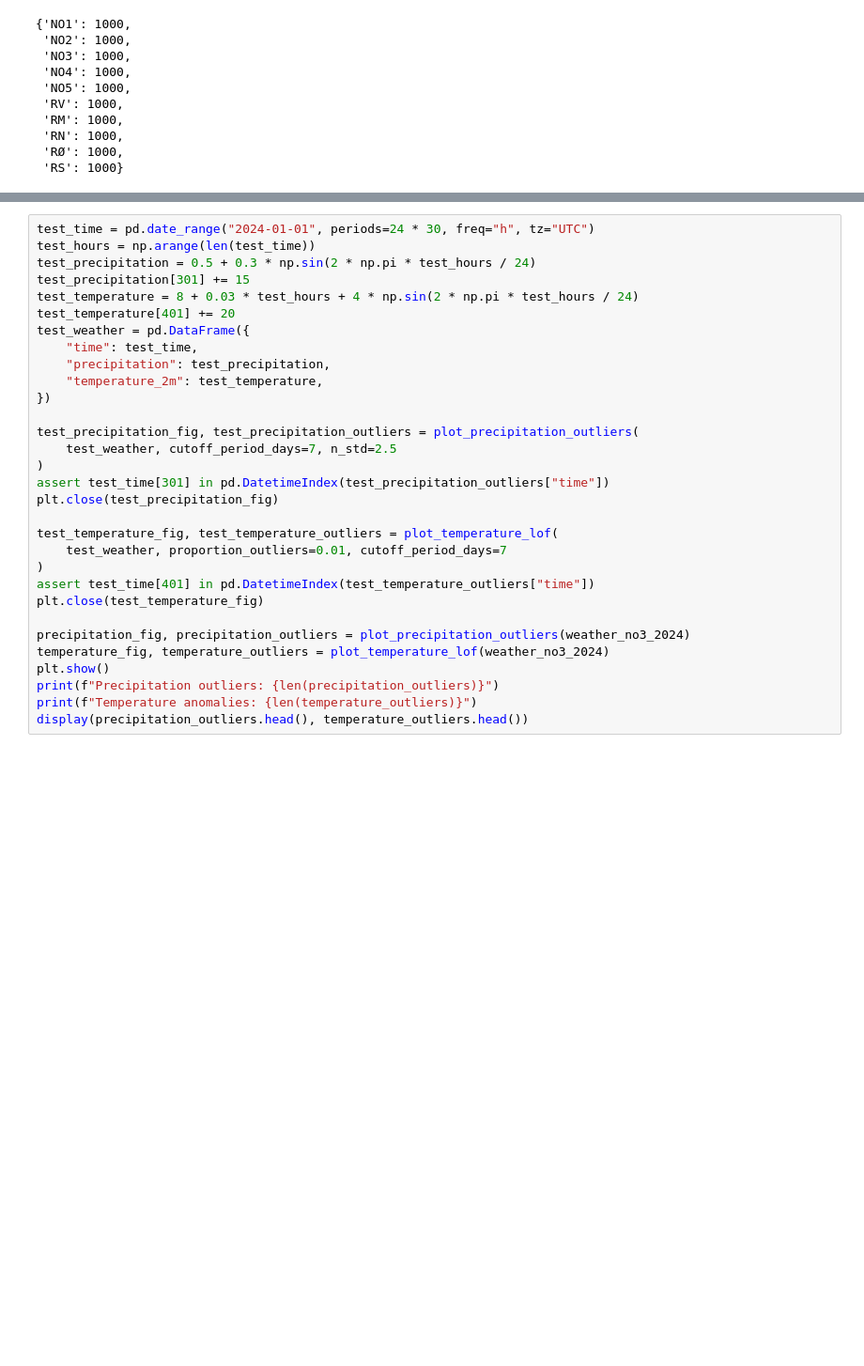
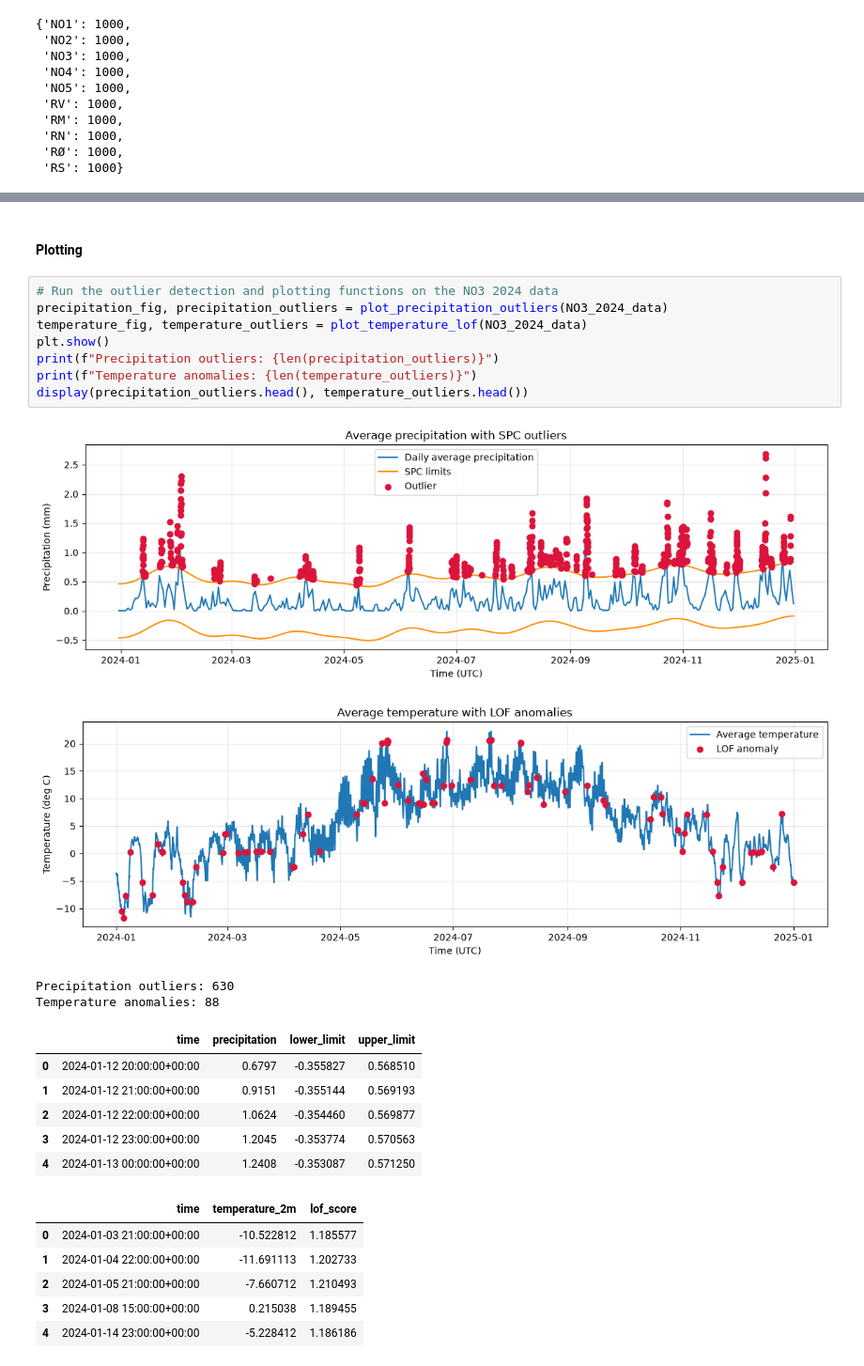
Before and after one commit to ChristianAronVea/IND320-Vea, a Jupyter notebook: Notebooks/Part3.ipynb, the cells around one changed output, grey strips where cells are left out. Shown at 94% size. Saved outputs shown, nothing was run; the diff lists cells and outputs as text; blank space fills up the shorter version.

```diff
--- a/Notebooks/Part3.ipynb
+++ b/Notebooks/Part3.ipynb
@@ -309,34 +361,30 @@ def plot_temperature_lof(weather_data, proportion_outliers=0.01,
+# %% [markdown]
+#### Plotting
 # %%
-test_time = pd.date_range("2024-01-01", periods=24 * 30, freq="h", tz="UTC")
-test_hours = np.arange(len(test_time))
-test_precipitation = 0.5 + 0.3 * np.sin(2 * np.pi * test_hours / 24)
-test_precipitation[301] += 15
-test_temperature = 8 + 0.03 * test_hours + 4 * np.sin(2 * np.pi * test_hours / 24)
-test_temperature[401] += 20
-test_weather = pd.DataFrame({
-    "time": test_time,
-    "precipitation": test_precipitation,
-    "temperature_2m": test_temperature,
-})
-
-test_precipitation_fig, test_precipitation_outliers = plot_precipitation_outliers(
-    test_weather, cutoff_period_days=7, n_std=2.5
-)
-assert test_time[301] in pd.DatetimeIndex(test_precipitation_outliers["time"])
-plt.close(test_precipitation_fig)
-
-test_temperature_fig, test_temperature_outliers = plot_temperature_lof(
-    test_weather, proportion_outliers=0.01, cutoff_period_days=7
-)
-assert test_time[401] in pd.DatetimeIndex(test_temperature_outliers["time"])
-plt.close(test_temperature_fig)
-
-precipitation_fig, precipitation_outliers = plot_precipitation_outliers(weather_no3_2024)
-temperature_fig, temperature_outliers = plot_temperature_lof(weather_no3_2024)
+# Run the outlier detection and plotting functions on the NO3 2024 data
+precipitation_fig, precipitation_outliers = plot_precipitation_outliers(NO3_2024_data)
+temperature_fig, temperature_outliers = plot_temperature_lof(NO3_2024_data)
 plt.show()
 print(f"Precipitation outliers: {len(precipitation_outliers)}")
 print(f"Temperature anomalies: {len(temperature_outliers)}")
 display(precipitation_outliers.head(), temperature_outliers.head())
+# %% [output]
+[figure, added]
+[figure, added]
+Precipitation outliers: 630
+Temperature anomalies: 88
+|  | time | precipitation | lower_limit | upper_limit |
+| 0 | 2024-01-12 20:00:00+00:00 | 0.6797 | -0.355827 | 0.568510 |
+| 1 | 2024-01-12 21:00:00+00:00 | 0.9151 | -0.355144 | 0.569193 |
+| 2 | 2024-01-12 22:00:00+00:00 | 1.0624 | -0.354460 | 0.569877 |
+| 3 | 2024-01-12 23:00:00+00:00 | 1.2045 | -0.353774 | 0.570563 |
+| 4 | 2024-01-13 00:00:00+00:00 | 1.2408 | -0.353087 | 0.571250 |
+|  | time | temperature_2m | lof_score |
+| 0 | 2024-01-03 21:00:00+00:00 | -10.522812 | 1.185577 |
+| 1 | 2024-01-04 22:00:00+00:00 | -11.691113 | 1.202733 |
+| 2 | 2024-01-05 21:00:00+00:00 | -7.660712 | 1.210493 |
+| 3 | 2024-01-08 15:00:00+00:00 | 0.215038 | 1.189455 |
+| 4 | 2024-01-14 23:00:00+00:00 | -5.228412 | 1.186186 |
 # %% [markdown]
 ## Reservoir filling: STL and spectrogram
 
```
Also changed, not shown: parts of 22 cells of this notebook, 1 other file.
